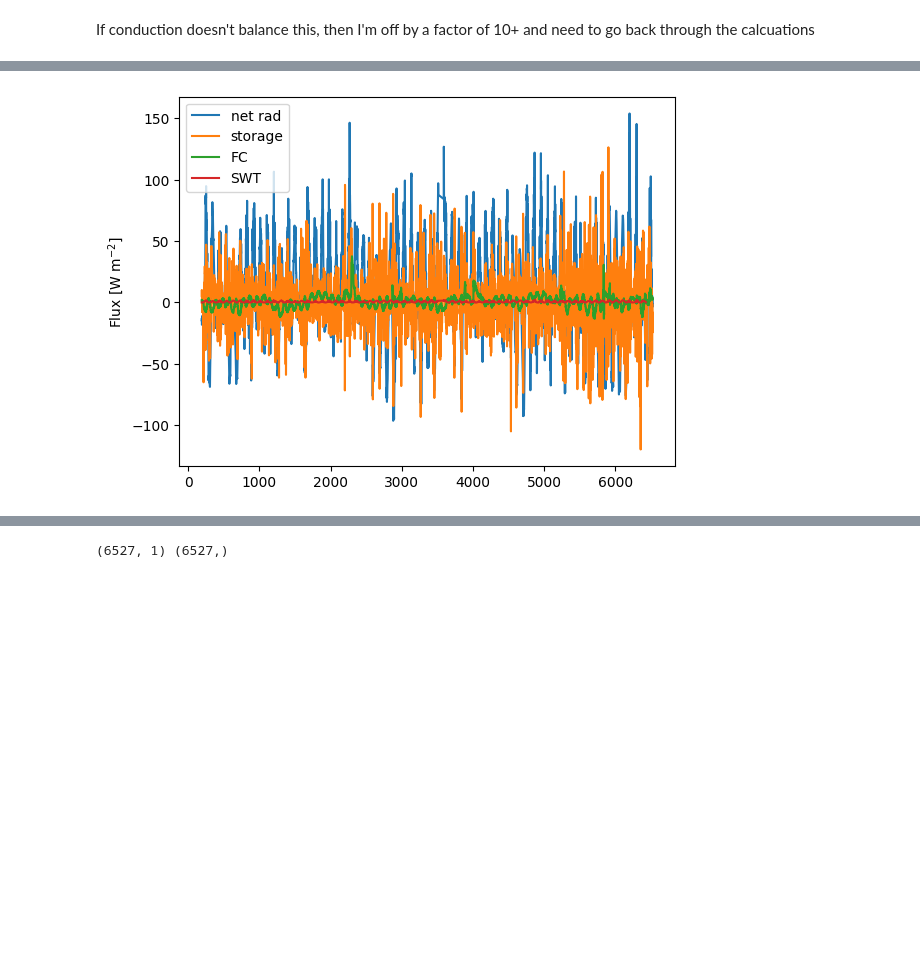
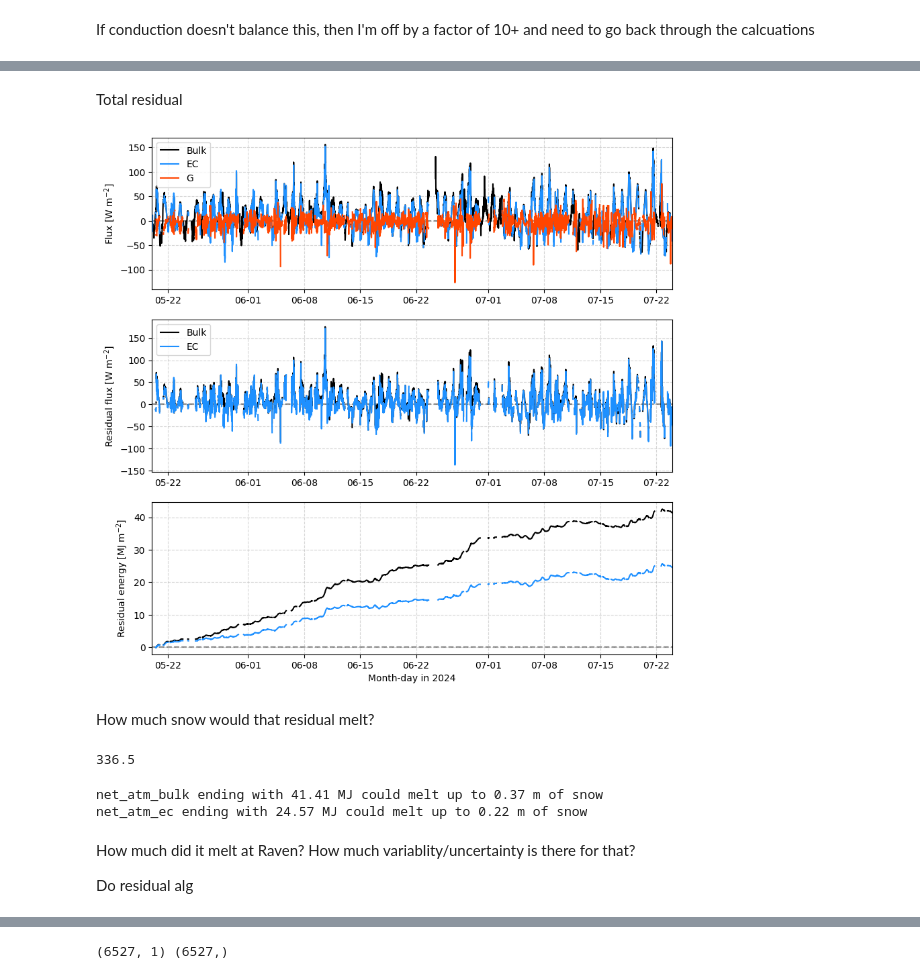
Before and after one commit to sledd/ICECAPS_raven, a Jupyter notebook: raven_accumulation_analysis.ipynb, the cells around one changed output, grey strips where cells are left out. Drawn from its saved outputs; the diff is of its cells as text; code cells hidden in the pictures; blank space fills up the shorter version.

Commit message:
added turbulent fluxes from Chris; updated and added residual flux calculation and its relation to melt

```diff
--- a/raven_accumulation_analysis.ipynb
+++ b/raven_accumulation_analysis.ipynb
@@ -554,0 +766,2 @@ interped_net_rad = np.ma.masked_equal(interp_net_rad, -999)
+# %%
+storage_avg_hi = np.ma.masked_greater(storage_avg_hi, 200)
@@ -555,23 +849,47 @@ interped_net_rad = np.ma.masked_equal(interp_net_rad, -999)
+# %% [markdown]
+Total residual
 # %%
-f_var = interpolate.interp1d(sleigh_seconds[season_idx][~swt_accum.mask], swt_accum[~swt_accum.mask],
-                             fill_value=-999, bounds_error=False)
+labels = ['net_atm_bulk', 'net_atm_ec']
+net_atm_vars = [net_atm_flx_bulk, net_atm_flx_ec]
 
-interp_swt_accum = f_var(simba_seconds)
-interped_swt_accum = np.ma.masked_less(interp_swt_accum, -100)
+residuals = {}
+
+for i, var in enumerate(net_atm_vars):
+    net_atm = np.ma.masked_array(var.copy())
+    tot_resid = net_atm + G
+    residuals[labels[i]] = tot_resid
 
 
-f_var = interpolate.interp1d(sleigh_seconds[season_idx][~swt_mid.mask], swt_mid[~swt_mid.mask],
-                             fill_value=-999, bounds_error=False)
-
-interped_swt_mid = f_var(simba_seconds)
-interped_swt_mid = np.ma.masked_less(interped_swt_mid, -100)
+    residuals[labels[i]+' cumul'] = tot_resid.cumsum()*10.*60/10.**6
 # %%
-labels = ['net rad','storage','FC','SWT']
-for i, var in enumerate([interped_net_rad[1:-1], storage_avg_hi, np.squeeze(FC_d_level_hi)[1:-1], interped_swt_mid[1:-1]]):
-    plt.plot(var, label=labels[i])
+fig, axs = plt.subplots(3, figsize=(10,10))
 
-plt.ylabel('Flux [W m$^{-2}$]')
-plt.legend(loc='best')
+labels = ['Bulk', 'EC', 'G']
+colors = ['k', 'dodgerblue', 'orangered']
+
+for j, var in enumerate([net_atm_flx_bulk, net_atm_flx_ec, G]):
+    axs[0].plot(sleigh_dates[season_idx], var, c=colors[j], label=labels[j])
+
+
+for j, var in enumerate(['net_atm_bulk', 'net_atm_ec']):
+    for i, ending in enumerate(['', ' cumul']):
+        axs[i+1].plot(sleigh_dates[season_idx], residuals[var+ending], c=colors[j], label=labels[j])
+
+ylabels = ['Flux [W m$^{-2}$]', 'Residual flux [W m$^{-2}$]', 'Residual energy [MJ m$^{-2}$]']
+
+for i, ax in enumerate(axs.ravel()):
+    ax.grid(alpha=.5, ls='--')
+    ax.set_xlim(dt(2024,5,20), dt(2024,7,24))
+    ax.xaxis.set_major_formatter(myFmt)
+    ax.axhline(y=0, c='gray', ls='--', zorder=0)
+    ax.set_ylabel(ylabels[i])
+
+axs[-1].set_xlabel('Month-day in 2024')
+axs[0].legend(loc='best')
+axs[1].legend(loc='best')
+
 plt.show()
 # %% [output]
-[figure, old version]
+[figure, new version]
+# %% [markdown]
+How much snow would that residual melt?
@@ -577,0 +905,21 @@ plt.show()
+# %%
+print(mean_density_lo)
+# %% [output]
+336.5
+# %%
+mean_density_hi = rho_hi_FC.mean()
+mean_density_lo = rho_lo_FC.mean()
+
+for resid_type in ['net_atm_bulk', 'net_atm_ec']:
+    resid = residuals[resid_type+' cumul']
+    final_resid = resid[~resid.mask][-1]
+
+    hi_melt_depth = calc_melt_depth(final_resid*10.**6, density=mean_density_lo)
+    print(f'{resid_type} ending with {final_resid:.2f} MJ could melt up to {hi_melt_depth:.2f} m of snow')
+# %% [output]
+net_atm_bulk ending with 41.41 MJ could melt up to 0.37 m of snow
+net_atm_ec ending with 24.57 MJ could melt up to 0.22 m of snow
+# %% [markdown]
+How much did it melt at Raven? How much variablity/uncertainty is there for that?
+
+Do residual alg
```
Also changed, not shown: parts of 64 cells of this notebook.
